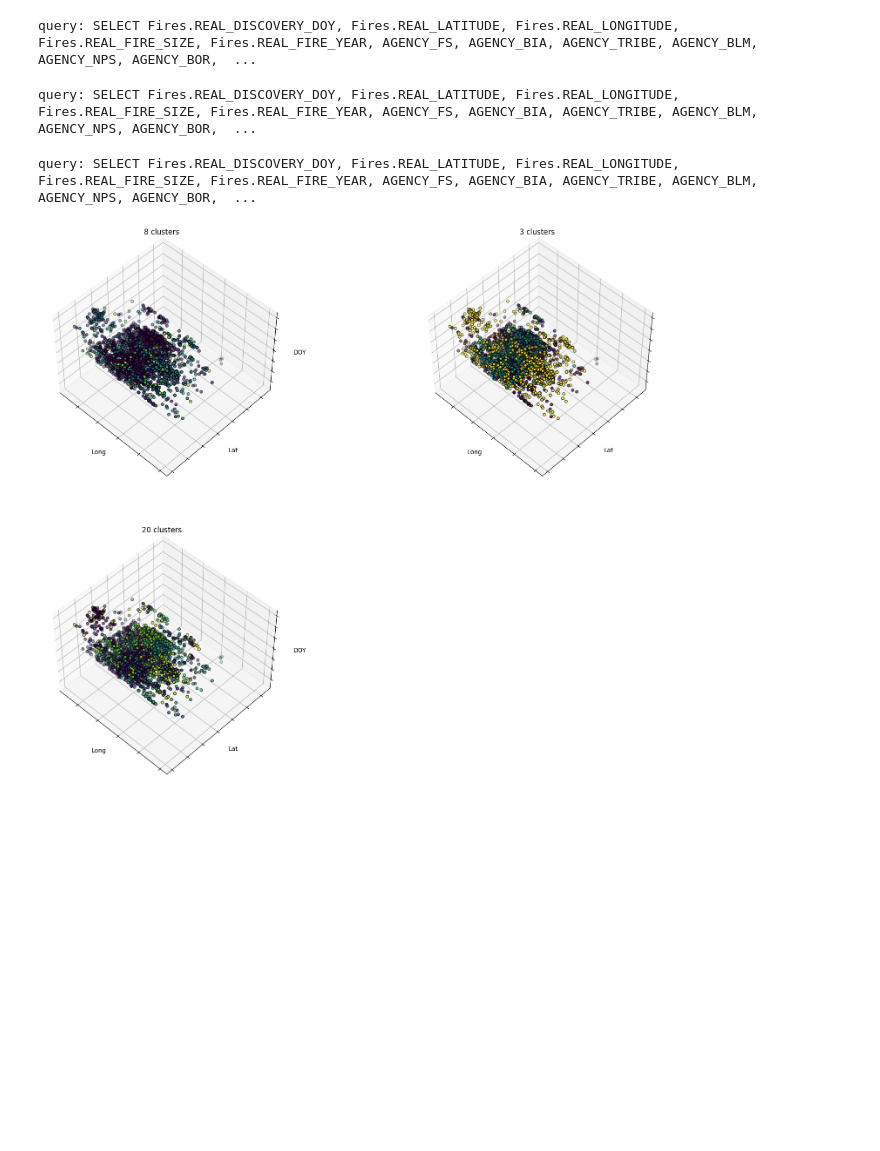
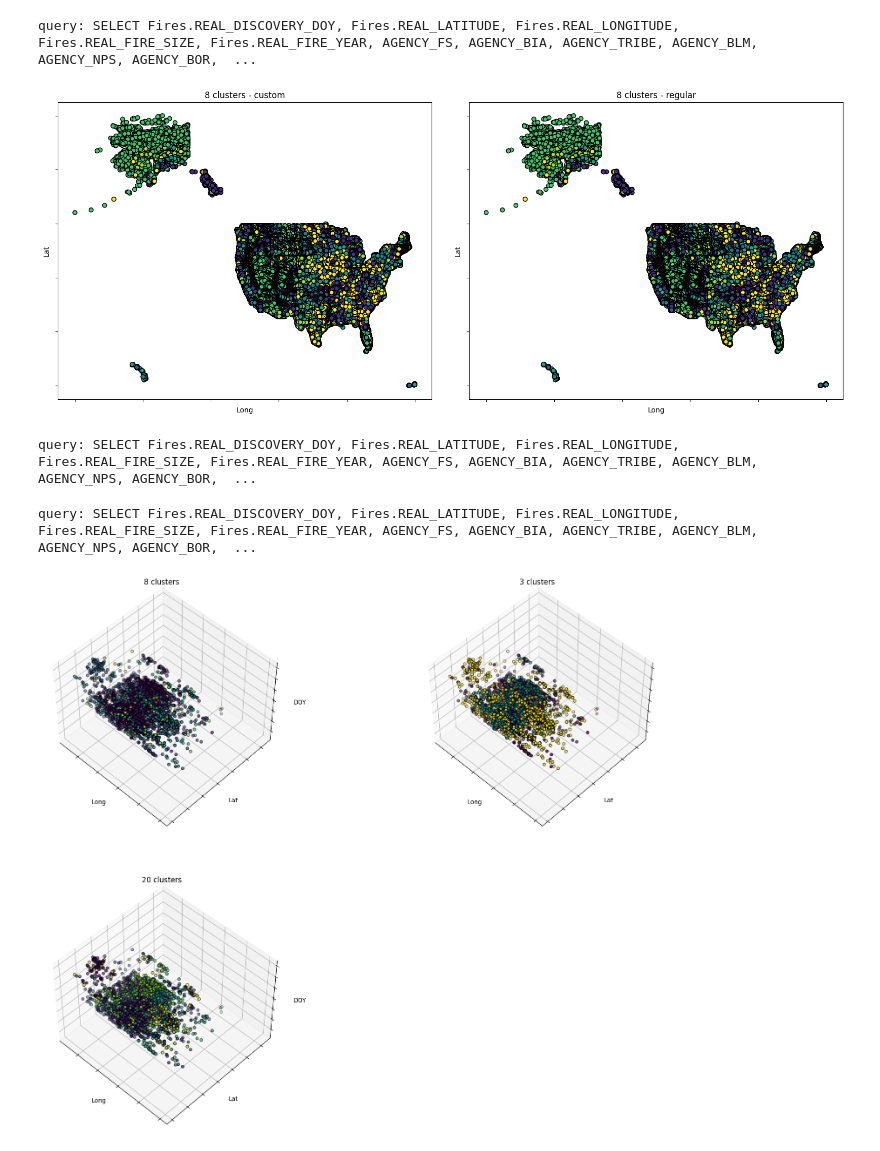
Before and after one commit to hwbit/comp4710-g1, a Jupyter notebook: analysis_notebook.ipynb, the cells around one changed output. Drawn from its saved outputs; the diff is of its cells as text; code cells hidden in the pictures; blank space fills up the shorter version.

Commit message:
Working kmeans with output

```diff
--- a/analysis_notebook.ipynb
+++ b/analysis_notebook.ipynb
@@ -97,7 +97,7 @@ def query_db(include_weights=False):
 
         print("query: " + query)
 
-        """
+
         result = connection.execute(text(query))
 
         data = []
@@ -109,12 +109,25 @@ def query_db(include_weights=False):
             data.append(a)
             # print(data)
         clean_data = np.array(data)
-        """
-if(include_weights):
-            query = "SELECT Fires.*, Calendar.Date_weight FROM FIRES JOIN Calendar ON Fires.DISCOVERY_DOY = Calendar.DOY AND Fires.FIRE_YEAR = Calendar.Year WHERE Fires.NWCG_GENERAL_CAUSE != 'Missing data/not specified/undetermined'"
-            existing_columns.append("Calendar.Date_weight")
+
+        # Gets raw unnormalized data for analasis
+        query = "SELECT "
+        regular_columns = ["DISCOVERY_DOY", "LATITUDE", "LONGITUDE", "FIRE_SIZE", "FIRE_YEAR", "STATE", "NWCG_REPORTING_AGENCY", "NWCG_GENERAL_CAUSE"]
+
+        # adds all standard columns to output
+        first_col = True
+        for col in regular_columns:
+            # only adds commas after the first col
+            if(not first_col):
+                query += ", "
+            query += col
+            first_col = False
+
+        if(include_weights):
+            query += ", Date_weight FROM FIRES JOIN Calendar ON Fires.DISCOVERY_DOY = Calendar.DOY AND Fires.FIRE_YEAR = Calendar.Year WHERE Fires.NWCG_GENERAL_CAUSE != 'Missing data/not specified/undetermined'"
+            regular_columns.append("Date_weight")
         else:
-            query = "SELECT * FROM FIRES WHERE Fires.NWCG_GENERAL_CAUSE != 'Missing data/not specified/undetermined'"
+            query += " FROM FIRES WHERE Fires.NWCG_GENERAL_CAUSE != 'Missing data/not specified/undetermined'"
         result = connection.execute(text(query))
 
         data = []
@@ -127,20 +140,22 @@ if(include_weights):
             # print(data)
         raw_data = np.array(data)
         #print(x)
-    return raw_data, clean_data, existing_columns #used_columns]
+    return raw_data, clean_data, regular_columns #used_columns]
 
 # %%
 # %%
-data, cleaned_data, column_headers = query_db(False, )
+data, cleaned_data, column_headers = query_db(True)
 # %% [output]
 query: SELECT Fires.REAL_DISCOVERY_DOY, Fires.REAL_LATITUDE, Fires.REAL_LONGITUDE, Fires.REAL_FIRE_SIZE, Fires.REAL_FIRE_YEAR, AGENCY_FS, AGENCY_BIA, AGENCY_TRIBE, AGENCY_BLM, AGENCY_NPS, AGENCY_BOR,  ...
 # %%
 # Henry Code Usage
 import read
 
 #data, cleaned_data, column_headers = query_db(False)
-read.doKmean(data, cleaned_data, column_headers, "Non-weighted Query")
+read.do_kmean(data, cleaned_data, column_headers, "Weighted Query")
 #print(read.MODIFIED_DB)
+# %% [output]
+[figure, added]
 # %%
 # DO K-means for weighted and non-weighted data
 
```
Also changed, not shown: 7 other files.
